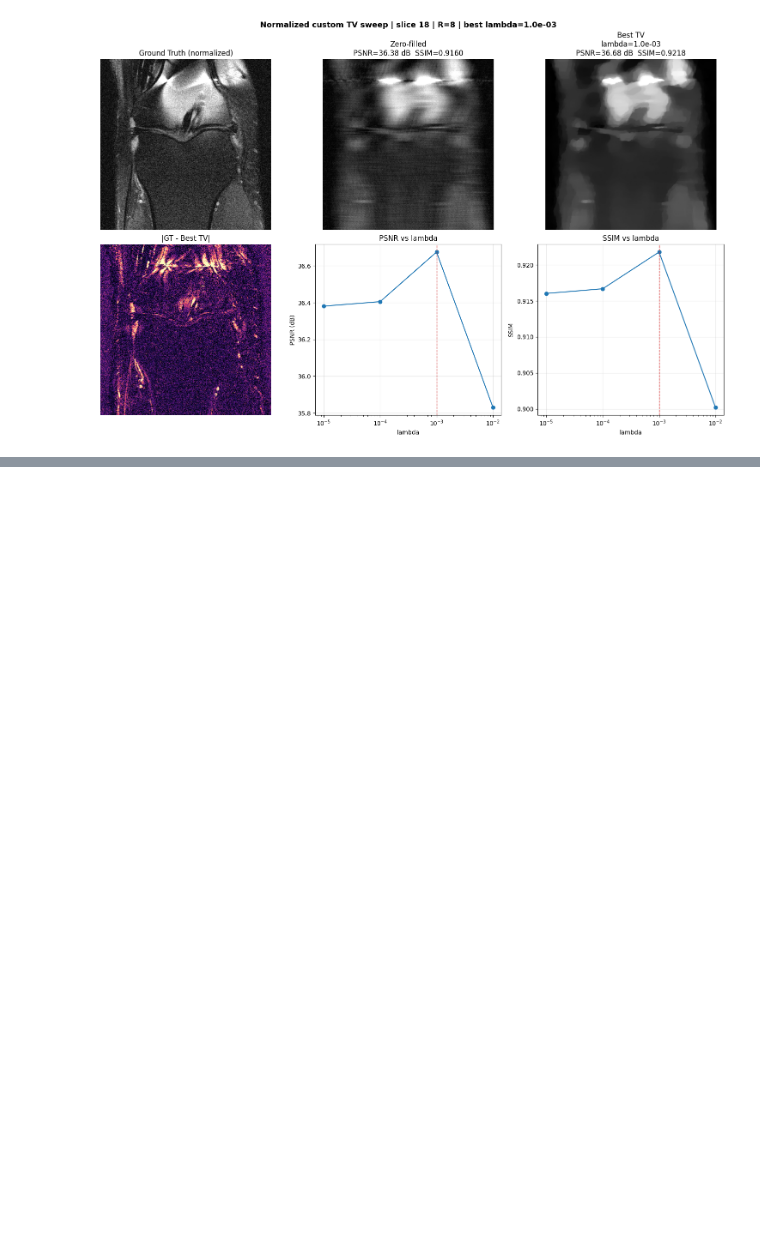
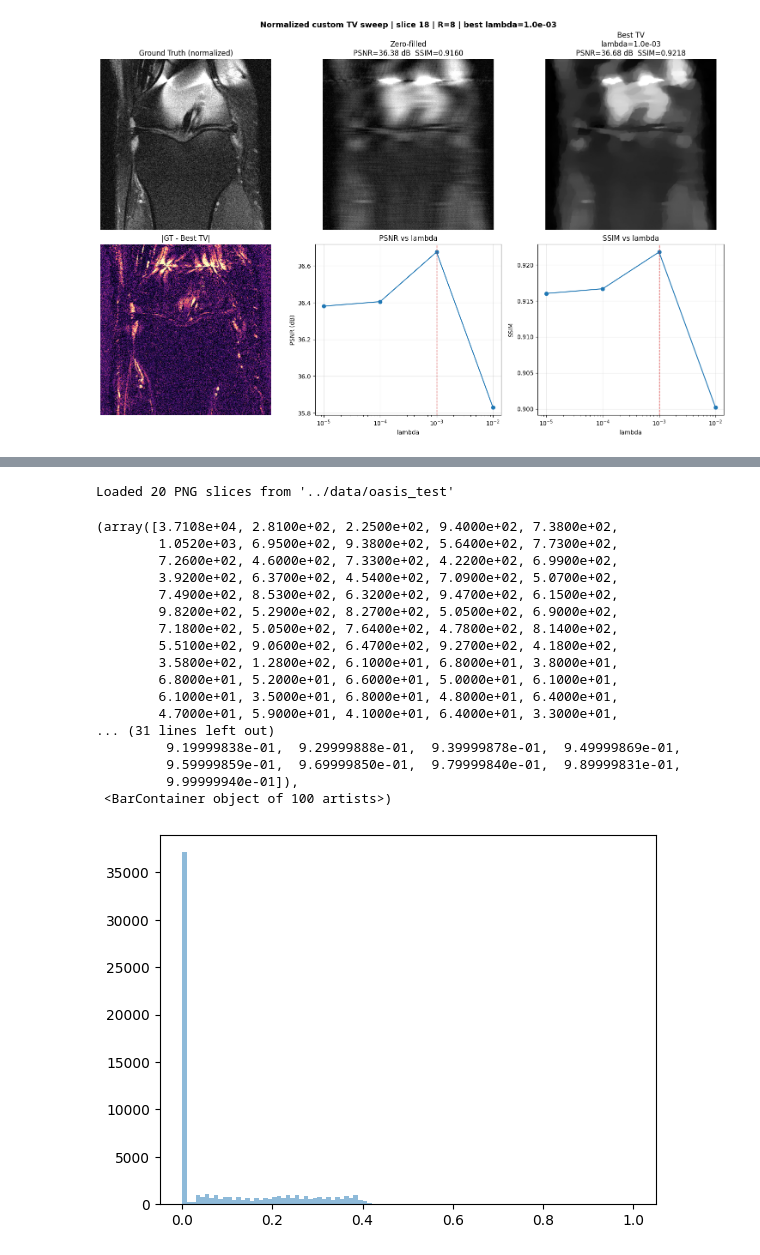
Before and after one commit to amlannag/MambaCS, a Jupyter notebook: notebooks/kspace_analysis.ipynb, the cells around one changed output, grey strips where cells are left out. Saved outputs shown, nothing was run; the diff lists cells and outputs as text; code cells hidden in the pictures; blank space fills up the shorter version.

```diff
--- a/notebooks/kspace_analysis.ipynb
+++ b/notebooks/kspace_analysis.ipynb
@@ -450,0 +436,37 @@ Not found yet: ../Experiments/OASIS_kspace_axial_RoPE_complex_4x_lam1/metrics.js
+# %%
+TEST_DATA_DIR = '../data/oasis_test'
+test_images = load_test_images(TEST_DATA_DIR)
+# %% [output]
+Loaded 20 PNG slices from '../data/oasis_test'
+# %%
+k_space = fft_2d(torch.tensor(test_images[0][1]).unsqueeze(0).unsqueeze(0))
+img_us = ifft_2d(k_space)
+
+mean_r = img_us.real.mean(dim=(-2, -1), keepdim=True)
+std_r  = img_us.real.std( dim=(-2, -1), keepdim=True).clamp(min=1e-8)
+mean_i = img_us.imag.mean(dim=(-2, -1), keepdim=True)
+std_i  = img_us.imag.std( dim=(-2, -1), keepdim=True).clamp(min=1e-8)
+
+img_us_norm = torch.complex((img_us.real - mean_r) / std_r,
+                            (img_us.imag - mean_i) / std_i)
+# %%
+plt.hist(img_us.real.flatten().numpy(), bins=100, alpha=0.5, label='Real part')
+# %% [output]
+(array([3.7108e+04, 2.8100e+02, 2.2500e+02, 9.4000e+02, 7.3800e+02,
+        1.0520e+03, 6.9500e+02, 9.3800e+02, 5.6400e+02, 7.7300e+02,
+        7.2600e+02, 4.6000e+02, 7.3300e+02, 4.2200e+02, 6.9900e+02,
+        3.9200e+02, 6.3700e+02, 4.5400e+02, 7.0900e+02, 5.0700e+02,
+        7.4900e+02, 8.5300e+02, 6.3200e+02, 9.4700e+02, 6.1500e+02,
+        9.8200e+02, 5.2900e+02, 8.2700e+02, 5.0500e+02, 6.9000e+02,
+        7.1800e+02, 5.0500e+02, 7.6400e+02, 4.7800e+02, 8.1400e+02,
+        5.5100e+02, 9.0600e+02, 6.4700e+02, 9.2700e+02, 4.1800e+02,
+        3.5800e+02, 1.2800e+02, 6.1000e+01, 6.8000e+01, 3.8000e+01,
+        6.8000e+01, 5.2000e+01, 6.6000e+01, 5.0000e+01, 6.1000e+01,
+        6.1000e+01, 3.5000e+01, 6.8000e+01, 4.8000e+01, 6.4000e+01,
+        4.7000e+01, 5.9000e+01, 4.1000e+01, 6.4000e+01, 3.3000e+01,
+... (31 lines left out)
+         9.19999838e-01,  9.29999888e-01,  9.39999878e-01,  9.49999869e-01,
+         9.59999859e-01,  9.69999850e-01,  9.79999840e-01,  9.89999831e-01,
+         9.99999940e-01]),
+ <BarContainer object of 100 artists>)
+[figure, added]
```
Also changed, not shown: parts of 3 cells of this notebook, 2 other files.
